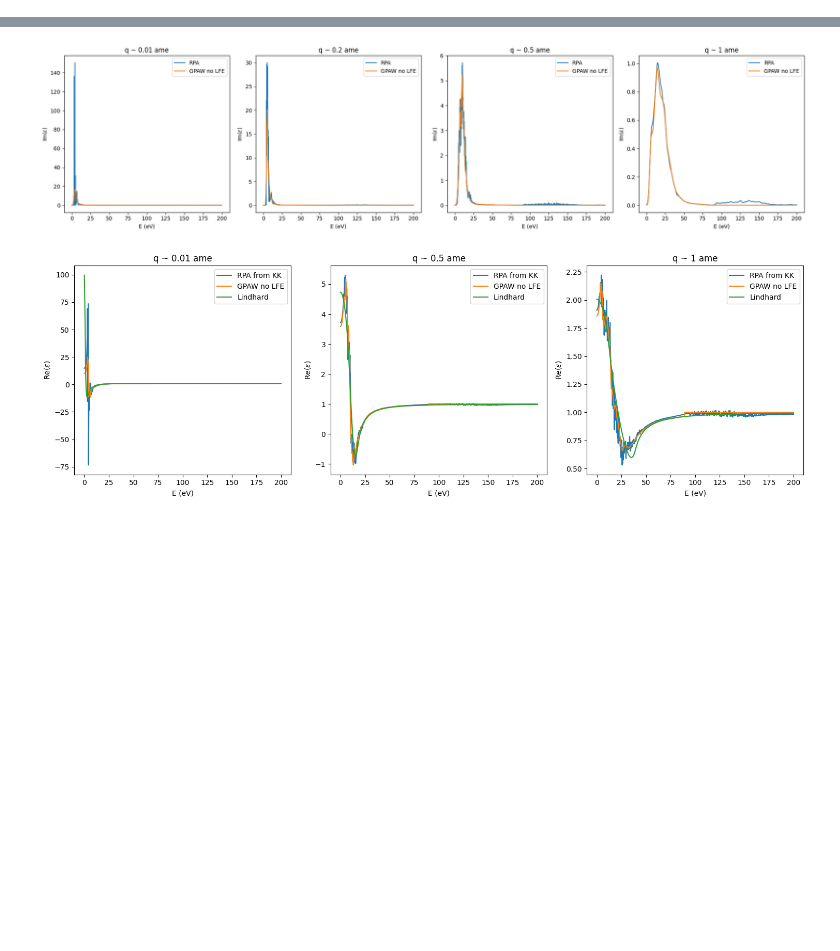
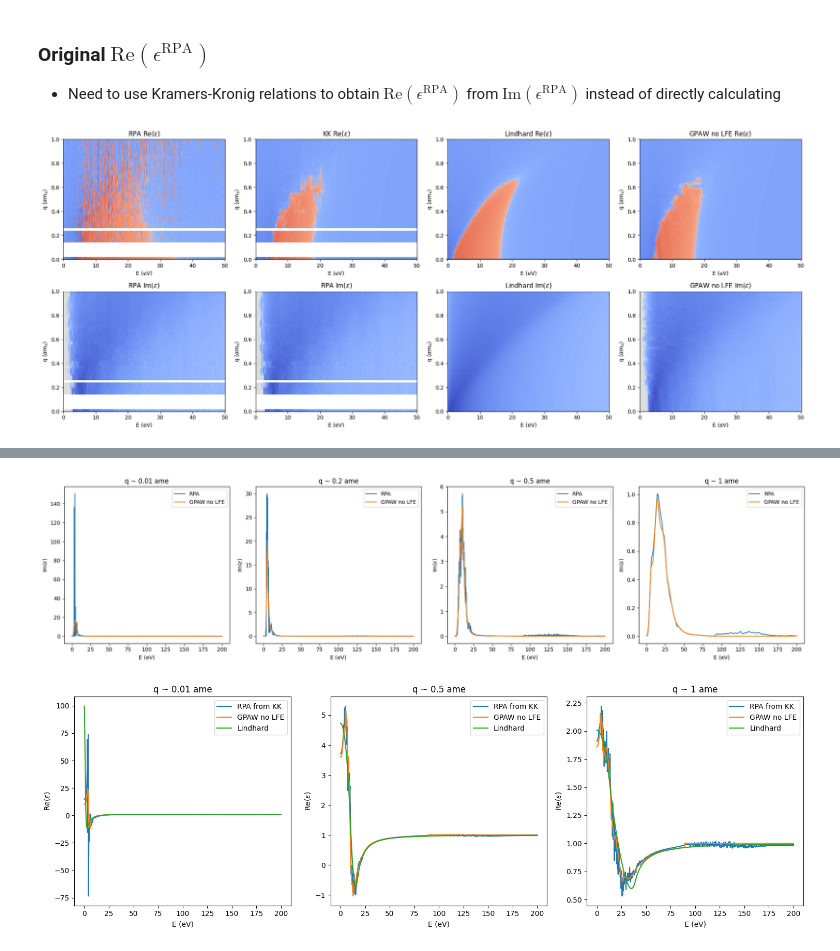
Before and after one commit to meganhott/QCDark2, a Jupyter notebook: plots.ipynb, the cells around one changed output, grey strips where cells are left out. Saved outputs shown, nothing was run; the diff lists cells and outputs as text; code cells hidden in the pictures; blank space fills up the shorter version.

```diff
--- a/plots.ipynb
+++ b/plots.ipynb
@@ -79,22 +130,82 @@ Loaded /home/meganhott/Research/dielectric_pyscf/../DarkELF/darkelf/../data/Si/S
+# %% [markdown]
+### Original $\text{Re}(\epsilon^{\text{RPA}})$
+- Need to use Kramers-Kronig relations to obtain $\text{Re}(\epsilon^{\text{RPA}})$ from $\text{Im}(\epsilon^{\text{RPA}})$ instead of directly calculating
 # %%
+#RPA
+binned_eps = np.load('test_resources/binned_eps/cc-pvtz_pbe_6_bg1.10_1q_200E_old.npy') #6x6x6 -> 6x6x6
+bin_centers = gen_bin_centers(q_max=1)
+eps = epsilon_r(bin_centers, binned_eps)[:-1]
+
+q = np.arange(0.01, 1, parmt.dq) #alpha me
+E = np.arange(0, 200+parmt.dE, parmt.dE) #eV
+
 #Lindhard model
 VCell = 5.209e-9
 nValence = 8
 MCell = 52322355000.0
 mElectron = 5.1099894e5
 alpha = 1.0/137.03599908
+
+E_mesh, q_mesh = np.meshgrid(E, q)
 
 def Lindhard(om, q, fp): #energy, q,
     q = q*alpha*mElectron #convert q from ame to eV
     def plog(x):
         return np.log(np.abs(x)) + 1j*np.angle(x)
     ne = nValence/VCell
     kF = (3*np.pi**2*ne)**(1./3.)
     omp = np.sqrt(4*np.pi*alpha*ne/mElectron)
     vF = kF/mElectron
     Gp = fp*omp
     Qp = q/(2*kF) + (om + 1j*Gp)/(q*vF)
     Qm = q/(2*kF) - (om + 1j*Gp)/(q*vF)
     factor1 = 3*(omp**2)/(q**2)/(vF**2)
     factor2 = 0.5 + kF/(4*q)*(1-Qm**2)*plog((Qm+1)/(Qm-1)) + kF/(4*q)*(1-Qp**2)*plog((Qp+1)/(Qp-1))
     return 1 + factor1*factor2
+
+eps_l = Lindhard(E_mesh, q_mesh, 0.1)
+
+c = 'coolwarm_r'
+th = 1e-4
+re_min = np.min(np.concatenate([np.real(eps[np.invert(np.isnan(eps))]), np.real(eps_l[np.invert(np.isnan(eps_l))])]))
+re_max = np.max(np.concatenate([np.real(eps[np.invert(np.isnan(eps))]), np.real(eps_l[np.invert(np.isnan(eps_l))])]))
+im_min = np.min(np.concatenate([np.imag(eps[np.invert(np.isnan(eps))]), np.imag(eps_l[np.invert(np.isnan(eps_l))])]))
+im_max = np.max(np.concatenate([np.imag(eps[np.invert(np.isnan(eps))]), np.imag(eps_l[np.invert(np.isnan(eps_l))])]))
+re_max = max(-1*re_min, re_max)
+
+fig, ax = plt.subplots(2,4, figsize=(20,8))
+
+im0 = ax[(0,0)].pcolormesh(E[:501], q, np.real(eps[:,:501]), cmap=c, norm=matplotlib.colors.SymLogNorm(th, vmin=-re_max, vmax=re_max))
+im1 = ax[(1,0)].pcolormesh(E[:501], q, 10*np.imag(eps[:,:501]), cmap=c, norm=matplotlib.colors.SymLogNorm(th, vmin=-im_max, vmax=im_max,))
+im2 = ax[(0,1)].pcolormesh(E[:501], q, kramerskronig(10*np.imag(eps[:,:501])), cmap=c, norm=matplotlib.colors.SymLogNorm(th, vmin=-re_max, vmax=re_max))
+im3 = ax[(1,1)].pcolormesh(E[:501], q, 10*np.imag(eps[:,:501]), cmap=c, norm=matplotlib.colors.SymLogNorm(th, vmin=-im_max, vmax=im_max,))
+im4 = ax[(0,2)].pcolormesh(E[:501], q, np.real(eps_l[:,:501]), cmap=c, norm=matplotlib.colors.SymLogNorm(th, vmin=-re_max, vmax=re_max))
+im5 = ax[(1,2)].pcolormesh(E[:501], q, np.imag(eps_l[:,:501]), cmap=c, norm=matplotlib.colors.SymLogNorm(th, vmin=-im_max, vmax=im_max,))
+im6 = ax[(0,3)].pcolormesh(E[:501], q, darkelf_gpaw.eps1(E[:501], q*alpha*mElectron), cmap=c, norm=matplotlib.colors.SymLogNorm(th, vmin=-re_max, vmax=re_max))
+im7 = ax[(1,3)].pcolormesh(E[:501], q, darkelf_gpaw.eps2(E[:501], q*alpha*mElectron), cmap=c, norm=matplotlib.colors.SymLogNorm(th, vmin=-im_max, vmax=im_max))
+"""
+im0 = ax[(0,0)].imshow(np.real(eps_l), cmap=c, norm=matplotlib.colors.SymLogNorm(th, vmin=-re_max, vmax=re_max), origin='lower')
+"""
+#fig.colorbar(im0, ax=ax[(0,0)])
+#fig.colorbar(im1, ax=ax[(1,0)])
+ax[(0,0)].set_title(r'RPA Re($\epsilon$)')
+ax[(1,0)].set_title(r'RPA Im($\epsilon$)')
+#ax[(1,0)].axvline(x=1.12, ymin=0, ymax=1, color='k', linestyle='--')
+#fig.colorbar(im2, ax=ax[(0,1)])
+#fig.colorbar(im3, ax=ax[(1,1)])
+ax[(0,1)].set_title(r'KK Re($\epsilon$)')
+ax[(1,1)].set_title(r'RPA Im($\epsilon$)')
+ax[(0,2)].set_title(r'Lindhard Re($\epsilon$)')
+ax[(1,2)].set_title(r'Lindhard Im($\epsilon$)')
+#fig.colorbar(im4, ax=ax[(0,2)])
+#fig.colorbar(im5, ax=ax[(1,2)])
+ax[(0,3)].set_title(r'GPAW no LFE Re($\epsilon$)')
+ax[(1,3)].set_title(r'GPAW no LFE Im($\epsilon$)')
+
+for i in [0,1]:
+    for j in [0,1,2,3]:
+        ax[(i,j)].set_xlabel('E (eV)')
+        ax[(i,j)].set_ylabel(r'q ($\alpha m_e$)')
+plt.tight_layout()
+# %% [output]
+[figure, added]
```
Also changed, not shown: parts of 28 cells of this notebook, 1 other file.
